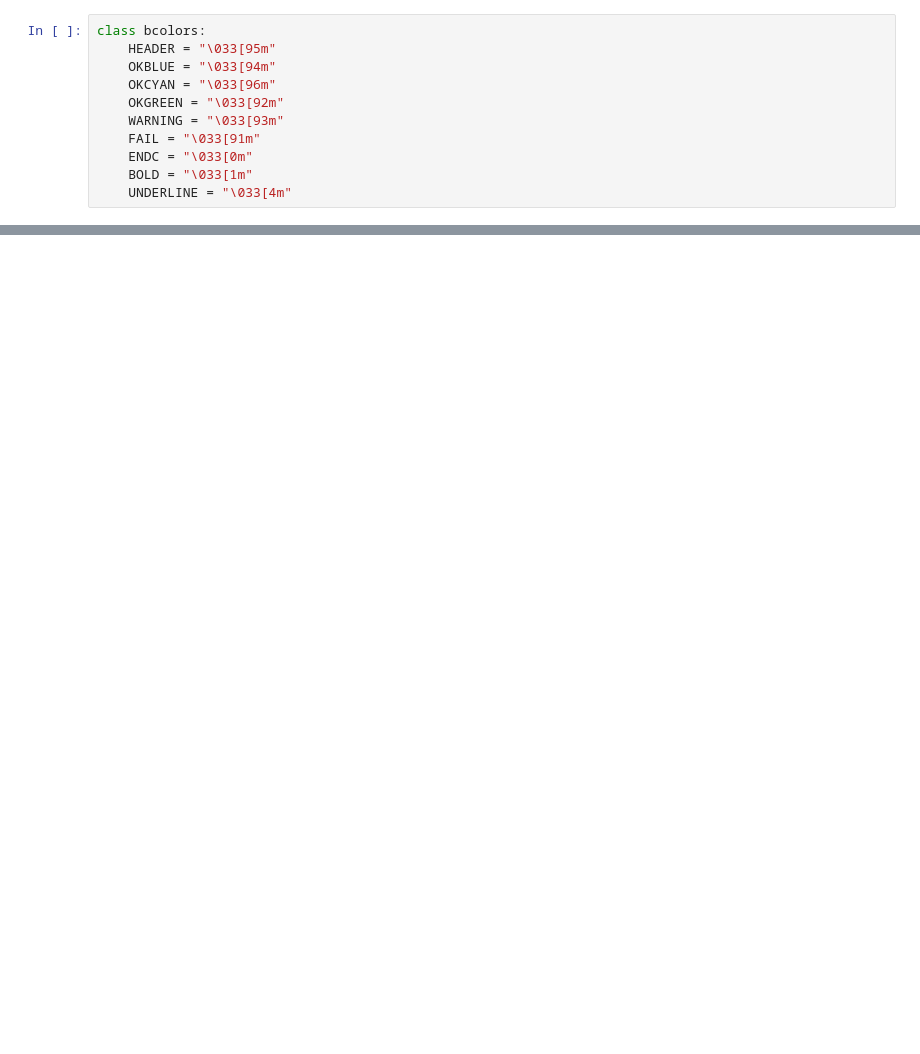
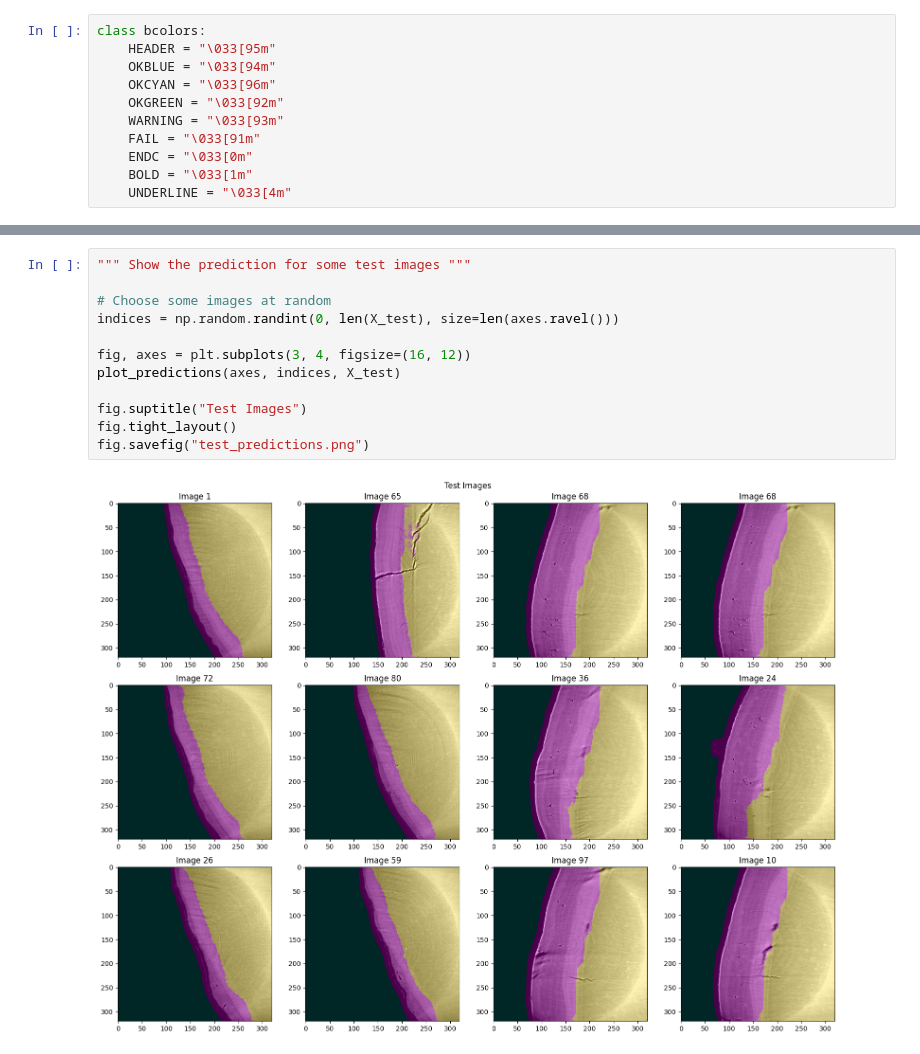
Before and after one commit to richard-lane/cementum, a Jupyter notebook: pipeline/reproduce.ipynb, the cells around one changed output, grey strips where cells are left out. Cells and saved outputs as stored; diff of their text form; blank space fills up the shorter version.

```diff
--- a/pipeline/reproduce.ipynb
+++ b/pipeline/reproduce.ipynb
@@ -372,3 +370,17 @@ fig.savefig("images.png")
+# %%
+""" Show the prediction for some test images """
+
+# Choose some images at random
+indices = np.random.randint(0, len(X_test), size=len(axes.ravel()))
+
+fig, axes = plt.subplots(3, 4, figsize=(16, 12))
+plot_predictions(axes, indices, X_test)
+
+fig.suptitle("Test Images")
+fig.tight_layout()
+fig.savefig("test_predictions.png")
+# %% [output]
+[figure, added]
 # %%
 """
 Apply to one of the large images
```
Also changed, not shown: parts of 11 cells of this notebook.
